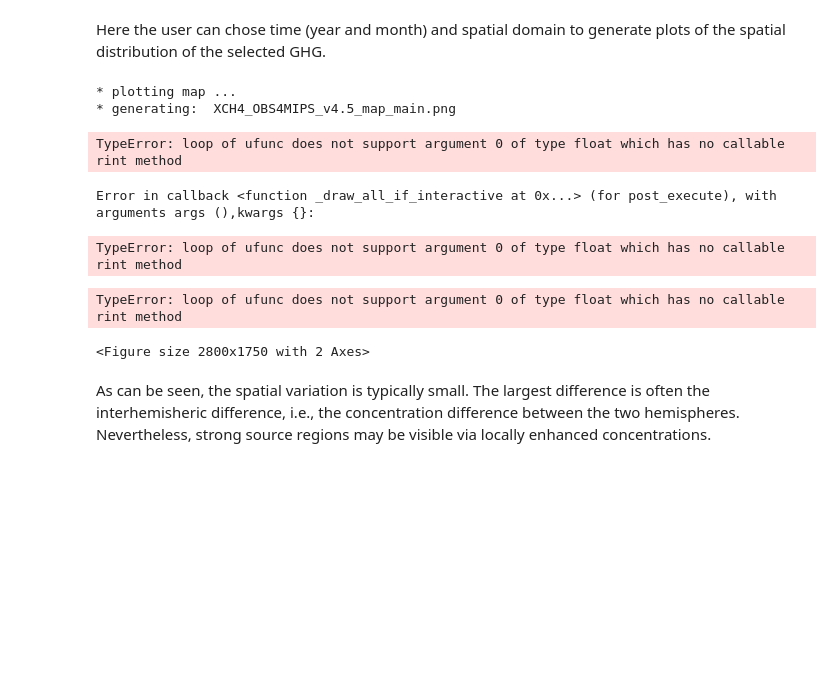
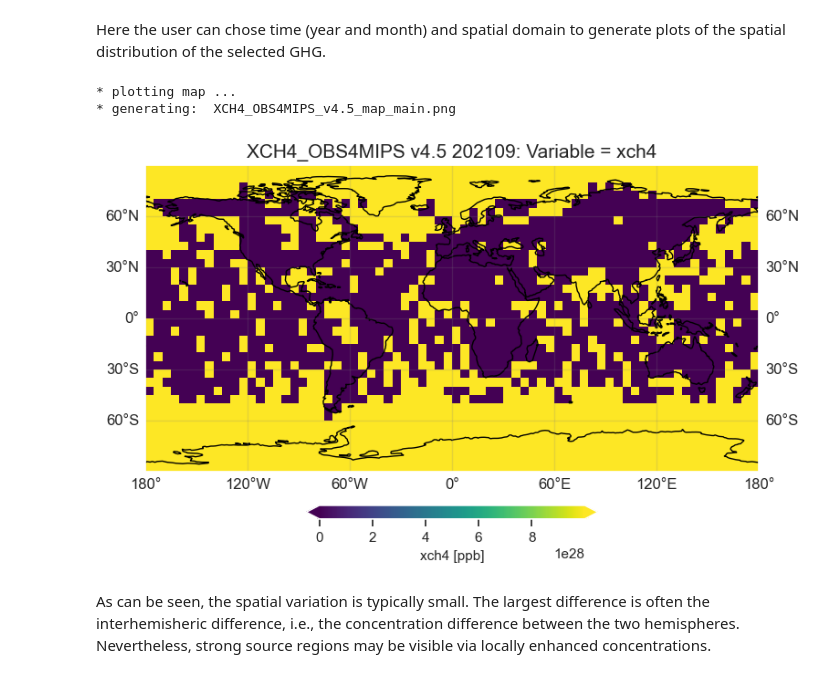
Before and after one commit to ecmwf-training/c3s-training-submodule-sat-obs-atmos-comp, a Jupyter notebook: greenhouse-gases-level3-products.ipynb, the cells around one changed output. Drawn from its saved outputs; the diff is of its cells as text; code cells hidden in the pictures; blank space fills up the shorter version.

```diff
--- a/greenhouse-gases-level3-products.ipynb
+++ b/greenhouse-gases-level3-products.ipynb
@@ -435,8 +436,8 @@ if wanted_file_OK == 'yes':
       data = data.isel(time=0)                      # Remove time dimension
       data = data * unit_conv                       # conversion to ppm or ppb
       plt_data     = data.values                    # Get data values to be plotted
-      plt_data_min = int(data.min().values)         # Get minimum data value for plot
-      plt_data_max = int(data.max().values)         # Get maximum data value for plot
+      plt_data_min = float(data.min().values)         # Get minimum data value for plot
+      plt_data_max = float(data.max().values)         # Get maximum data value for plot
       plt_data_mean     = np.nanmean(plt_data)      # Compute mean value
       plt_data_std      = np.nanstd(plt_data)       # Compute standard deviation
       plt_data_mean_str = '{:.1f}'.format(plt_data_mean)
@@ -454,42 +455,38 @@ if wanted_file_OK == 'yes':
       vmin  = plt_data_min
       vmax  = plt_data_max
       vinc  = (vmax-vmin) / n_ticks
-      vinc  = int(np.ceil(vinc)) # next largest int
+      vinc  = float(np.ceil(vinc)) # next largest int
       vmax  = vmin + n_ticks * vinc
       # -------
       fig = plt.figure(figsize=figsize) # page size
       pos = [0.08, 0.22, 0.84, 0.72] # position (left,bottom,width,height) in page coordinates
       ax  = fig.add_axes(pos, projection=proj)
       cs = ax.pcolormesh(plt_lon, plt_lat, plt_data, shading='auto', cmap='viridis', transform=proj, vmin=vmin, vmax=vmax)
       ax.coastlines()
       drawmeridians_label = True
       gl = ax.gridlines(crs=proj, draw_labels=drawmeridians_label, linewidth=1, color='gray', alpha=0.2)
       gl.top_labels  = False
       tit = product_id+' '+product_version_2+' '+wanted_year+wanted_month+': Variable = '+wanted_variable
       ax.set_title(tit, fontsize=15)
       # color bar:
       cbar_ax        = fig.add_axes([0.3, 0.14, 0.4, 0.03]) # position
       cbar           = fig.colorbar(cs, cax=cbar_ax, ticks=np.arange(vmin, vmax, vinc), orientation='horizontal', extend='both')
       cbar_title     = wanted_variable+' '+unit
       cbar.set_label(cbar_title, rotation=0, fontsize=11, labelpad=5) # labepad->y-shift
       # ----------------------------------------
       plot_map_OK = 'yes'
       # ----------------------------------------
       plot_type = 'png'
       if plot_type == 'png':
          o_file_plot = product_id+'_'+product_version+'_map_main.png'
          print('* generating: ', o_file_plot)
          plt.savefig(o_file_plot, dpi=600)
       else:
          plt.show()
 # %% [output]
 * plotting map ...
 * generating:  XCH4_OBS4MIPS_v4.5_map_main.png
-TypeError: loop of ufunc does not support argument 0 of type float which has no callable rint method
-Error in callback <function _draw_all_if_interactive at 0x...> (for post_execute), with arguments args (),kwargs {}:
-TypeError: loop of ufunc does not support argument 0 of type float which has no callable rint method
-TypeError: loop of ufunc does not support argument 0 of type float which has no callable rint method
-<Figure size 2800x1750 with 2 Axes>
+[figure, added]
 # %% [markdown]
 As can be seen, the spatial variation is typically small. The largest difference is often the interhemisheric difference, i.e., the concentration difference between the two hemispheres. Nevertheless, strong source regions may be visible via locally enhanced concentrations.
 # %% [markdown]
```
Also changed, not shown: parts of 10 cells of this notebook.
